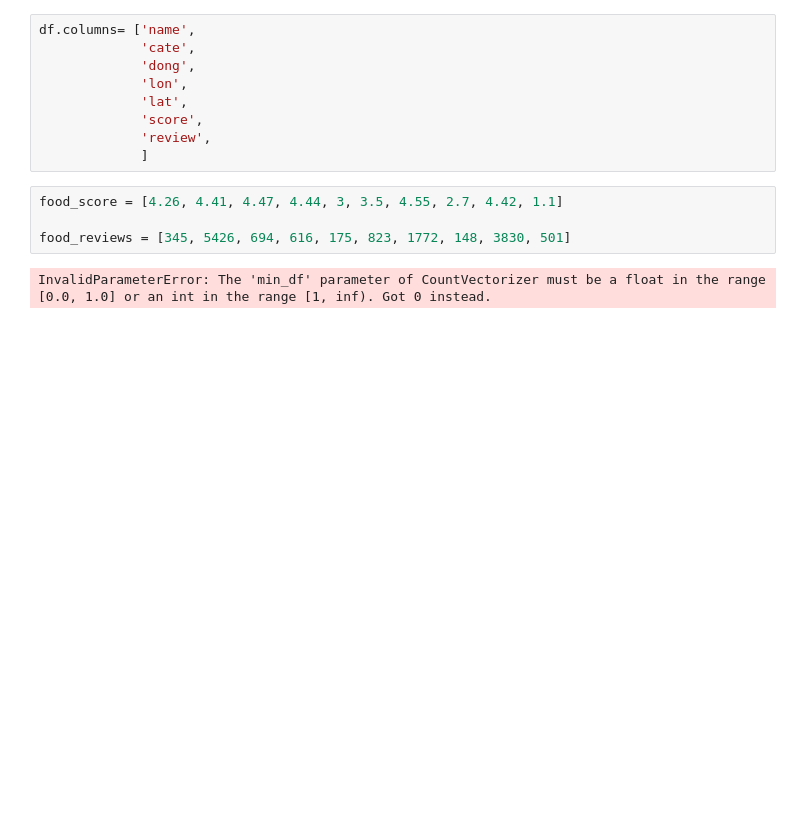
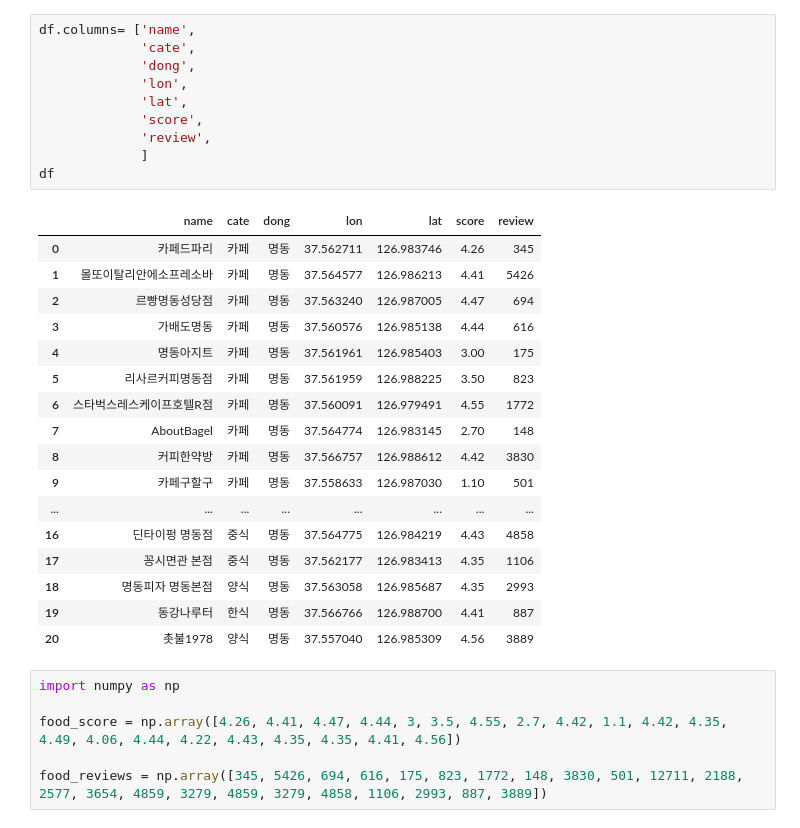
Before and after one commit to DeokYoung980130/FOOD_DATA, a Jupyter notebook: food_list.ipynb, the cells around one changed output. Saved outputs shown, nothing was run; the diff lists cells and outputs as text; blank space fills up the shorter version.

Commit message:
food_list

```diff
--- a/food_list.ipynb
+++ b/food_list.ipynb
@@ -19,15 +25,34 @@ df
 # %%
 df.columns= ['name',
              'cate',
              'dong',
              'lon',
              'lat',
              'score',
              'review',
              ]
+df
+# %% [output]
+|  | name | cate | dong | lon | lat | score | review |
+| 0 | 카페드파리 | 카페 | 명동 | 37.562711 | 126.983746 | 4.26 | 345 |
+| 1 | 몰또이탈리안에소프레소바 | 카페 | 명동 | 37.564577 | 126.986213 | 4.41 | 5426 |
+| 2 | 르빵명동성당점 | 카페 | 명동 | 37.563240 | 126.987005 | 4.47 | 694 |
+| 3 | 가배도명동 | 카페 | 명동 | 37.560576 | 126.985138 | 4.44 | 616 |
+| 4 | 명동아지트 | 카페 | 명동 | 37.561961 | 126.985403 | 3.00 | 175 |
+| 5 | 리사르커피명동점 | 카페 | 명동 | 37.561959 | 126.988225 | 3.50 | 823 |
+| 6 | 스타벅스레스케이프호텔R점 | 카페 | 명동 | 37.560091 | 126.979491 | 4.55 | 1772 |
+| 7 | AboutBagel | 카페 | 명동 | 37.564774 | 126.983145 | 2.70 | 148 |
+| 8 | 커피한약방 | 카페 | 명동 | 37.566757 | 126.988612 | 4.42 | 3830 |
+| 9 | 카페구할구 | 카페 | 명동 | 37.558633 | 126.987030 | 1.10 | 501 |
+| ... | ... | ... | ... | ... | ... | ... | ... |
+| 16 | 딘타이펑 명동점 | 중식 | 명동 | 37.564775 | 126.984219 | 4.43 | 4858 |
+| 17 | 꽁시면관 본점 | 중식 | 명동 | 37.562177 | 126.983413 | 4.35 | 1106 |
+| 18 | 명동피자 명동본점 | 양식 | 명동 | 37.563058 | 126.985687 | 4.35 | 2993 |
+| 19 | 동강나루터 | 한식 | 명동 | 37.566766 | 126.988700 | 4.41 | 887 |
+| 20 | 촛불1978 | 양식 | 명동 | 37.557040 | 126.985309 | 4.56 | 3889 |
 # %%
-food_score = [4.26, 4.41, 4.47, 4.44, 3, 3.5, 4.55, 2.7, 4.42, 1.1]
+import numpy as np
 
-food_reviews = [345, 5426, 694, 616, 175, 823, 1772, 148, 3830, 501]
+food_score = np.array([4.26, 4.41, 4.47, 4.44, 3, 3.5, 4.55, 2.7, 4.42, 1.1, 4.42, 4.35, 4.49, 4.06, 4.44, 4.22, 4.43, 4.35, 4.35, 4.41, 4.56])
+
+food_reviews = np.array([345, 5426, 694, 616, 175, 823, 1772, 148, 3830, 501, 12711, 2188, 2577, 3654, 4859, 3279, 4859, 3279, 4858, 1106, 2993, 887, 3889])
-# %% [output]
-InvalidParameterError: The 'min_df' parameter of CountVectorizer must be a float in the range [0.0, 1.0] or an int in the range [1, inf). Got 0 instead.
```
Also changed, not shown: parts of 6 cells of this notebook, 7 other files.
